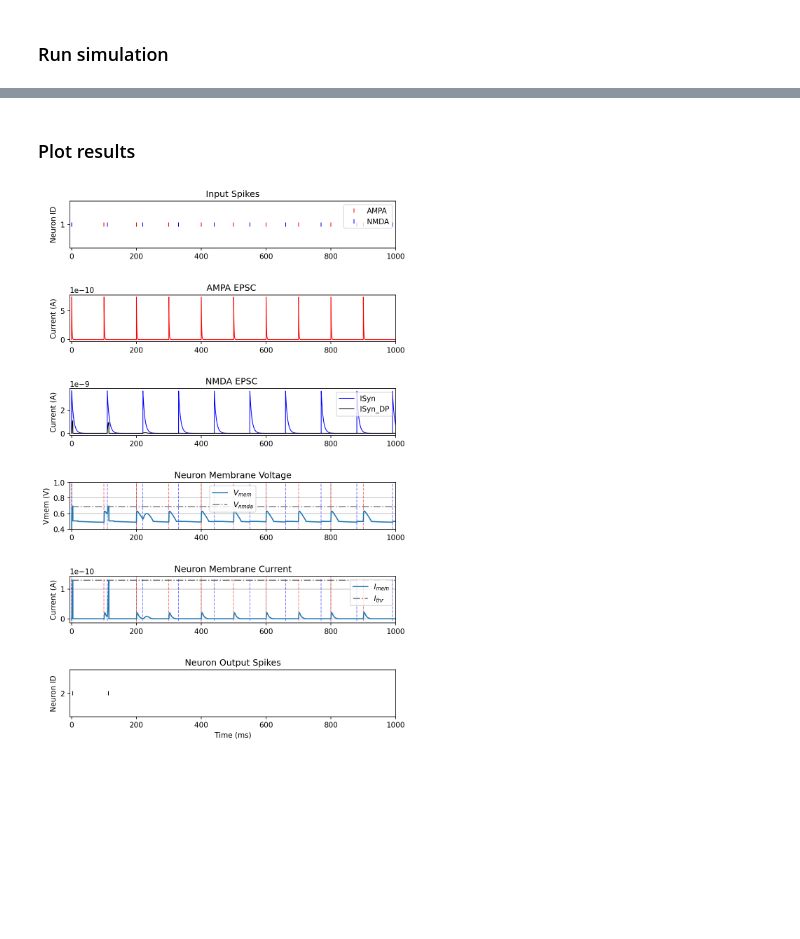
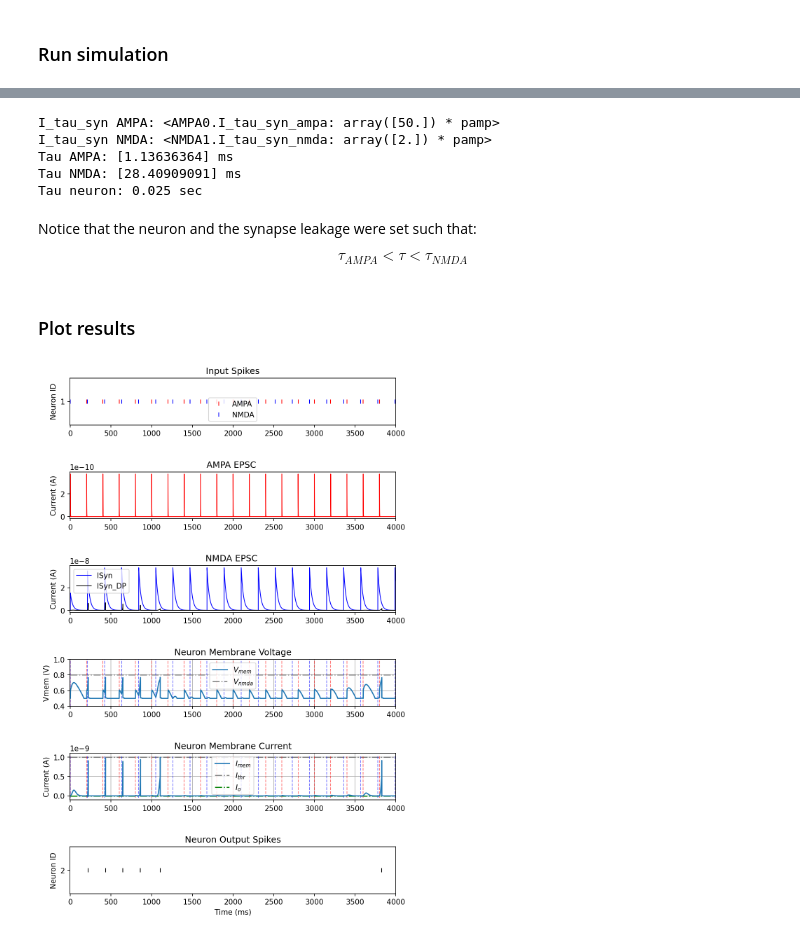
Before and after one commit to YigitDemirag/dynapse-simulator, a Jupyter notebook: part4.ipynb, the cells around one changed output, grey strips where cells are left out. Cells and saved outputs as stored; diff of their text form; code cells hidden in the pictures; blank space fills up the shorter version.

Commit message:
Fix invalid -inf voltage and change simulation parameters

```diff
--- a/part4.ipynb
+++ b/part4.ipynb
@@ -69,8 +68,8 @@ device.activate()
 # %% [markdown]
 ### Input Spike Train
 # %%
-num_spikes = 10
-rate = 10            # Hz
+num_spikes = 20
+rate = 5            # Hz
 inp_duration = num_spikes/rate # second
 spikes = np.zeros(int(inp_duration*1000))
 dt = int(1000/rate)
@@ -112,6 +111,19 @@ plt.show()
 # %%
 network = Network() # Instantiate a Brian2 Network
 chip = DynapSE(network) # Instantiate a Dynap-SE1 chip implementing neural and synaptic silicon dynamics
+
+# Overwrite default pameters:
+dynapse_param['I_wo_syn_nmda'] = 100. * pA
+dynapse_param['I_wo_syn_ampa'] = 75. * pA
+dynapse_param['Ith'] = 3 *pA
+dynapse_param['Itau'] = 2 *pA
+dynapse_param["Ispkthr"] = 1 *nA
+dynapse_param["I_tau_syn_nmda"] = 2 *pA
+dynapse_param["I_g_syn_nmda"] = .8 *pA
+dynapse_param["Vnmda"] = 800*mV
+
+for core in chip.cores:
+    set_params(core.neurons, dynapse_param)
 # %% [markdown]
 Now we will connect our spike generator groups to one target neuron, via one AMPA-like and one NMDA-like DPI circuit.
 # %%
@@ -123,11 +135,11 @@ DPI_NMDA_synapse = chip.add_connection(input_spike_generator_nmda, DPI_neuron, s
 # Let's connect two endpoints and set an initial weight of 300.
 
 chip.connect(DPI_NMDA_synapse, True)
-DPI_NMDA_synapse.weight = 1020
+DPI_NMDA_synapse.weight = 1000
 
 
 chip.connect(DPI_AMPA_synapse, True)
-DPI_AMPA_synapse.weight = 1000
+DPI_AMPA_synapse.weight = 500
 # %% [output]
 1 neurons are allocated from Core_1.
 # %% [markdown]
@@ -140,19 +152,16 @@ mon_synapse_nmda  = StateMonitor(DPI_NMDA_synapse, 'I_syn_nmda', record=[0])
 mon_synapse_ampa  = StateMonitor(DPI_AMPA_synapse, 'I_syn_ampa', record=[0])
 mon_neuron_state  = StateMonitor(DPI_neuron, 'Imem', record=True)
 mon_neuron_vmem  = StateMonitor(DPI_neuron, 'Vmem', record=True)
+#mon_neuron_vmem_clip  = StateMonitor(DPI_neuron, 'Vmem_clip', record=True)
 mon_neuron_I_syn_nmda  = StateMonitor(DPI_neuron, 'I_syn_nmda_dp', record=True)
 mon_neuron_output = SpikeMonitor(DPI_neuron, name='mon_neuron_output')
 
 # Add every instance we created to Brian network, so it will include them in the simulation
-network.add([input_spike_generator_ampa, input_spike_generator_nmda, DPI_neuron, DPI_NMDA_synapse, DPI_AMPA_synapse, mon_neuron_input_ampa, mon_neuron_input_nmda, mon_synapse_nmda, mon_synapse_ampa, mon_neuron_output, mon_neuron_state, mon_neuron_vmem, mon_neuron_I_syn_nmda])
+network.add([input_spike_generator_ampa, input_spike_generator_nmda, DPI_neuron, DPI_NMDA_synapse,
+             DPI_AMPA_synapse, mon_neuron_input_ampa, mon_neuron_input_nmda, mon_synapse_nmda,
+             mon_synapse_ampa, mon_neuron_output, mon_neuron_state, mon_neuron_vmem, mon_neuron_I_syn_nmda])
 
 # Simulation
 duration = inp_duration * 1000 * ms
 network.run(duration)
-
-# Print parameters
-print(DPI_NMDA_synapse.tau_syn_exc)
-print(DPI_AMPA_synapse.tau_syn_exc)
-print(DPI_NMDA_synapse.I_tau_syn_nmda)
-print(DPI_AMPA_synapse.I_tau_syn_ampa)
 # %% [output]
@@ -163,3 +176,26 @@ print(DPI_AMPA_synapse.I_tau_syn_ampa)
+# %%
+# Print parameters
+print('I_tau_syn AMPA: {}'.format(DPI_AMPA_synapse.I_tau_syn_ampa))
+print('I_tau_syn NMDA: {}'.format(DPI_NMDA_synapse.I_tau_syn_nmda))
+
+kappa = (kappa_n + kappa_n) / 2
+tau_ampa = DPI_AMPA_synapse.C_syn_ampa * Ut /(kappa_p * DPI_AMPA_synapse.I_tau_syn_ampa)
+tau_nmda = DPI_AMPA_synapse.C_syn_nmda * Ut /(kappa_p * DPI_AMPA_synapse.I_tau_syn_nmda)
+tau = (DPI_neuron.Cmem * Ut) / (kappa * DPI_neuron.Itau)
+
+print('Tau AMPA: {}'.format(tau_ampa))
+print('Tau NMDA: {}'.format(tau_nmda))
+print('Tau neuron: {} sec'.format(tau))
+# %% [output]
+I_tau_syn AMPA: <AMPA0.I_tau_syn_ampa: array([50.]) * pamp>
+I_tau_syn NMDA: <NMDA1.I_tau_syn_nmda: array([2.]) * pamp>
+Tau AMPA: [1.13636364] ms
+Tau NMDA: [28.40909091] ms
+Tau neuron: 0.025 sec
+# %% [markdown]
+Notice that the neuron and the synapse leakage were set such that:
+
+$$ \tau_{AMPA} <\tau < \tau_{NMDA}$$
 # %% [markdown]
 ### Plot results
 # %%
@@ -214,32 +250,33 @@ plt.title('Neuron Membrane Voltage')
 plt.ylabel('Vmem (V)')
 plt.xlim(-5, duration/ms)
 plt.grid(True)
 
 plt.subplot(615)
 Imem = mon_neuron_state.Imem[0]
 plt.plot(mon_neuron_state.t/ms, Imem)
 plt.hlines(y=dynapse_param['Ispkthr']*1e-9/nA, xmin=tstart, xmax=tend, color='grey', linestyles='-.')
-plt.legend(['$I_{mem}$', '$I_{thr}$'])
+plt.hlines(y=dynapse_param['Io'] /pA *1e-12, xmin=tstart, xmax=tend, color='green', linestyles='-.')
+plt.legend(['$I_{mem}$', '$I_{thr}$', '$I_o$'])
 plt.title('Neuron Membrane Current')
 plt.ylabel('Current (A)')
 plt.xlim(-5, duration/ms)
 ylim = plt.ylim()
 plt.vlines(spike_timing_ampa.tolist()/ms,ylim[0], ylim[1], linestyle='--', color='r', alpha=.5, linewidth=1)
 plt.vlines(spike_timing_nmda.tolist()/ms,ylim[0], ylim[1], linestyle='--', color='b', alpha=.5, linewidth=1)
 plt.grid(True)
 
 plt.subplot(616)
 spike_placeholder = np.zeros(5000)
 spike_placeholder[np.array(mon_neuron_output.t/ms, dtype=int)]=2
 plt.plot(spike_placeholder,'k|')
 matplotlib.pyplot.yticks(range(1, 3))
 plt.ylim(1.5, 2.5)
 plt.title('Neuron Output Spikes')
 plt.ylabel('Neuron ID')
 plt.xlabel('Time (ms)')
 plt.xlim(-5, duration/ms)
 plt.show()
 
 #f.savefig('./DPI_coincidenceDetection.pdf')
 # %% [output]
-[figure, old version]
+[figure, new version]
```
Also changed, not shown: parts of 3 cells of this notebook, 1 other file.
